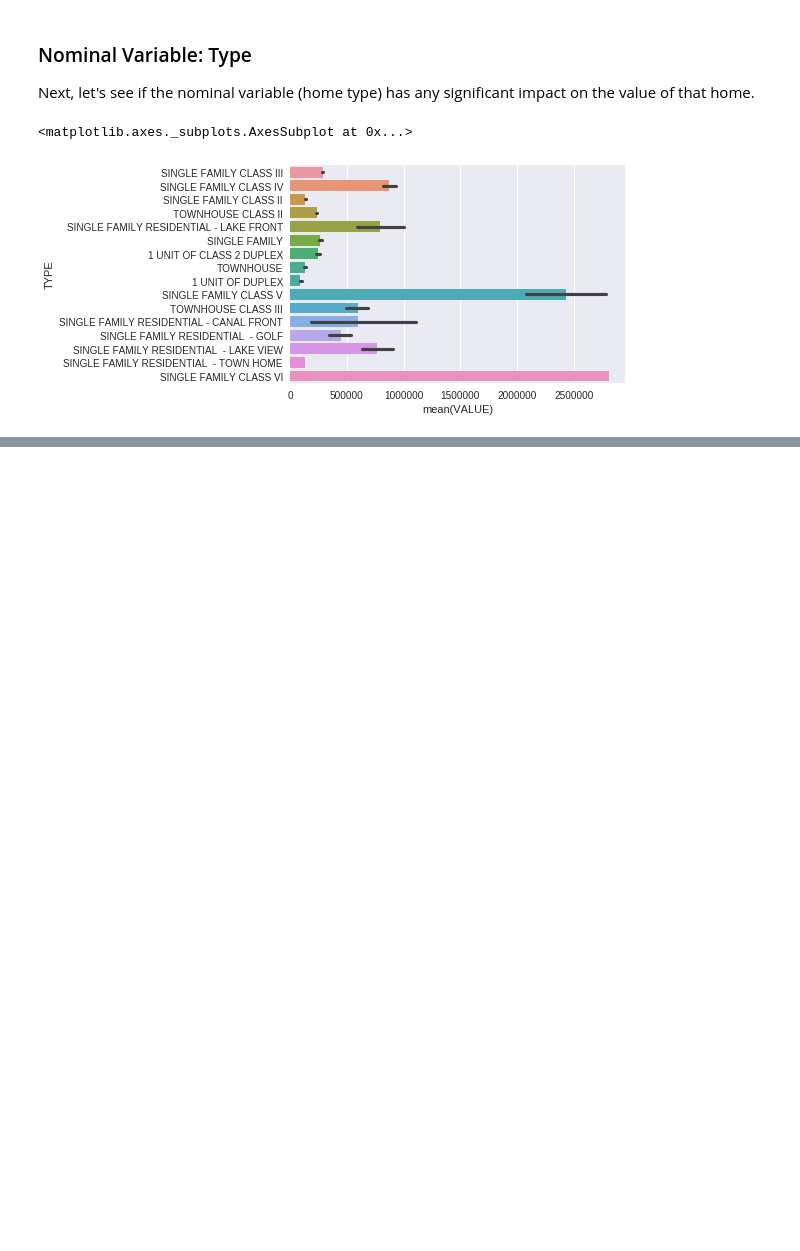
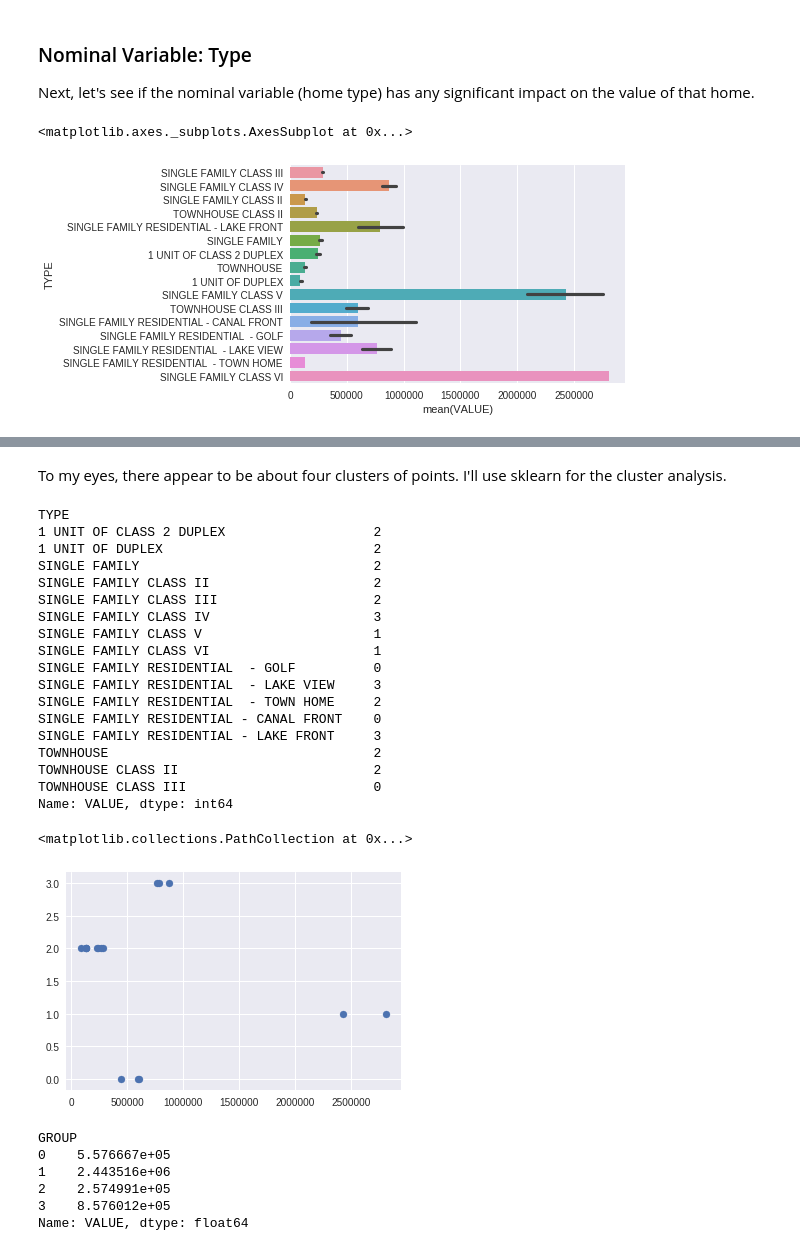
Before and after one commit to will-cromar/fantastic-potato, a Jupyter notebook: Report.ipynb, the cells around one changed output, grey strips where cells are left out. Drawn from its saved outputs; the diff is of its cells as text; code cells hidden in the pictures; blank space fills up the shorter version.

```diff
--- a/Report.ipynb
+++ b/Report.ipynb
@@ -123,0 +118,53 @@ sns.barplot(x="VALUE", y="TYPE", data=data)
+# %% [markdown]
+To my eyes, there appear to be about four clusters of points. I'll use sklearn for the cluster analysis.
+# %%
+from sklearn.cluster import KMeans
+
+# Initialize KMeans with 4 cluster centers
+clf = KMeans(n_clusters=4, random_state=42)
+
+# Fit clf to the means
+clf.fit(tmeans.as_matrix().reshape(-1, 1))
+
+# Assign each type to one of the four clusters
+# Note: sklean gives a list for cluster predictions, so I'll go through and pull
+# out the first element of each list
+clusters = tmeans.map(clf.predict).map(lambda lst: lst[0])
+print clusters
+
+# Visualize clustering
+# Each horizontal level represents a distinct cluster
+plt.scatter(tmeans.as_matrix(), clusters.as_matrix())
+# %% [output]
+TYPE
+1 UNIT OF CLASS 2 DUPLEX                   2
+1 UNIT OF DUPLEX                           2
+SINGLE FAMILY                              2
+SINGLE FAMILY CLASS II                     2
+SINGLE FAMILY CLASS III                    2
+SINGLE FAMILY CLASS IV                     3
+SINGLE FAMILY CLASS V                      1
+SINGLE FAMILY CLASS VI                     1
+SINGLE FAMILY RESIDENTIAL  - GOLF          0
+SINGLE FAMILY RESIDENTIAL  - LAKE VIEW     3
+SINGLE FAMILY RESIDENTIAL  - TOWN HOME     2
+SINGLE FAMILY RESIDENTIAL - CANAL FRONT    0
+SINGLE FAMILY RESIDENTIAL - LAKE FRONT     3
+TOWNHOUSE                                  2
+TOWNHOUSE CLASS II                         2
+TOWNHOUSE CLASS III                        0
+Name: VALUE, dtype: int64
+<matplotlib.collections.PathCollection at 0x...>
+[figure, added]
+# %%
+# Looks good! Next, I'll add the cluster designation as a feature called "group"
+data["GROUP"] = data["TYPE"].map(clusters.get)
+# Mean price for each group
+print data.groupby("GROUP").mean()["VALUE"]
+# %% [output]
+GROUP
+0    5.576667e+05
+1    2.443516e+06
+2    2.574991e+05
+3    8.576012e+05
+Name: VALUE, dtype: float64
```
Also changed, not shown: parts of 32 cells of this notebook.
